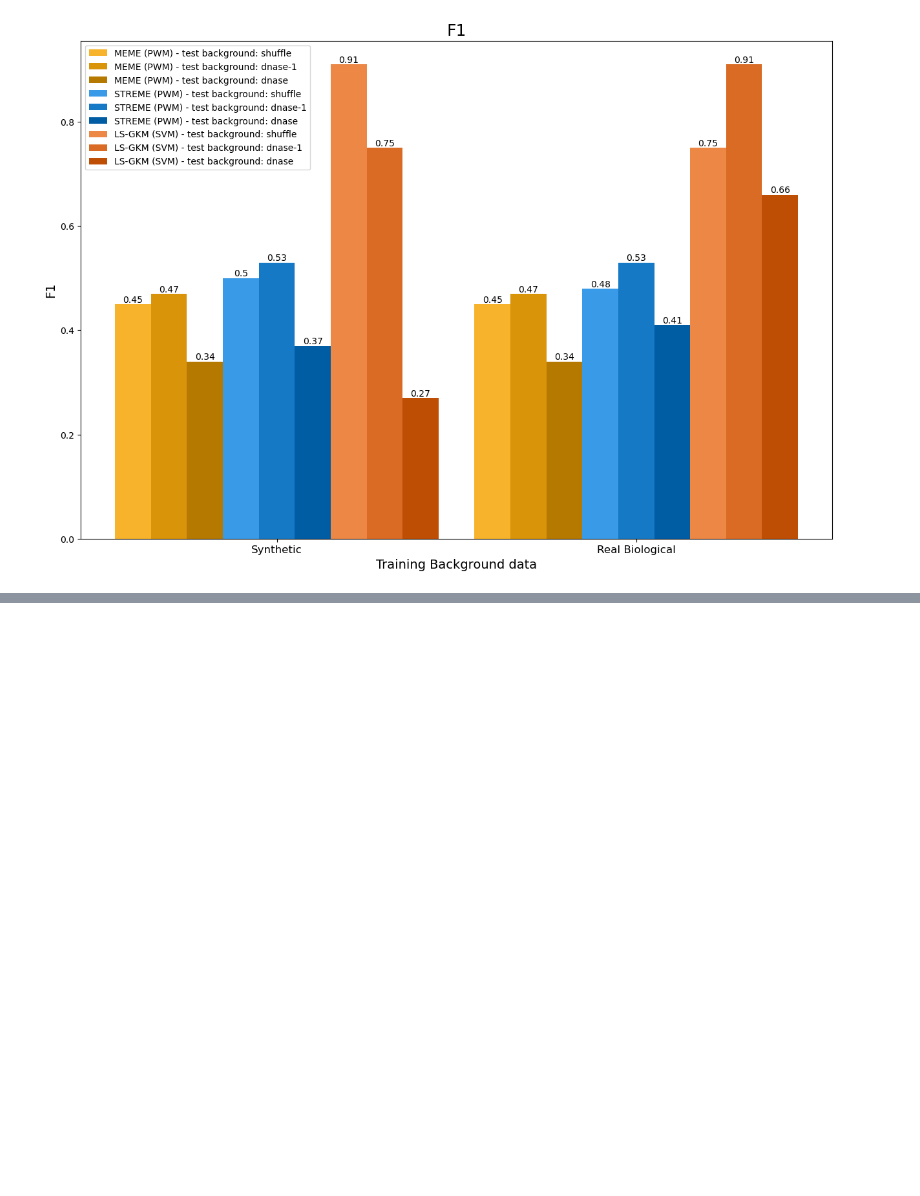
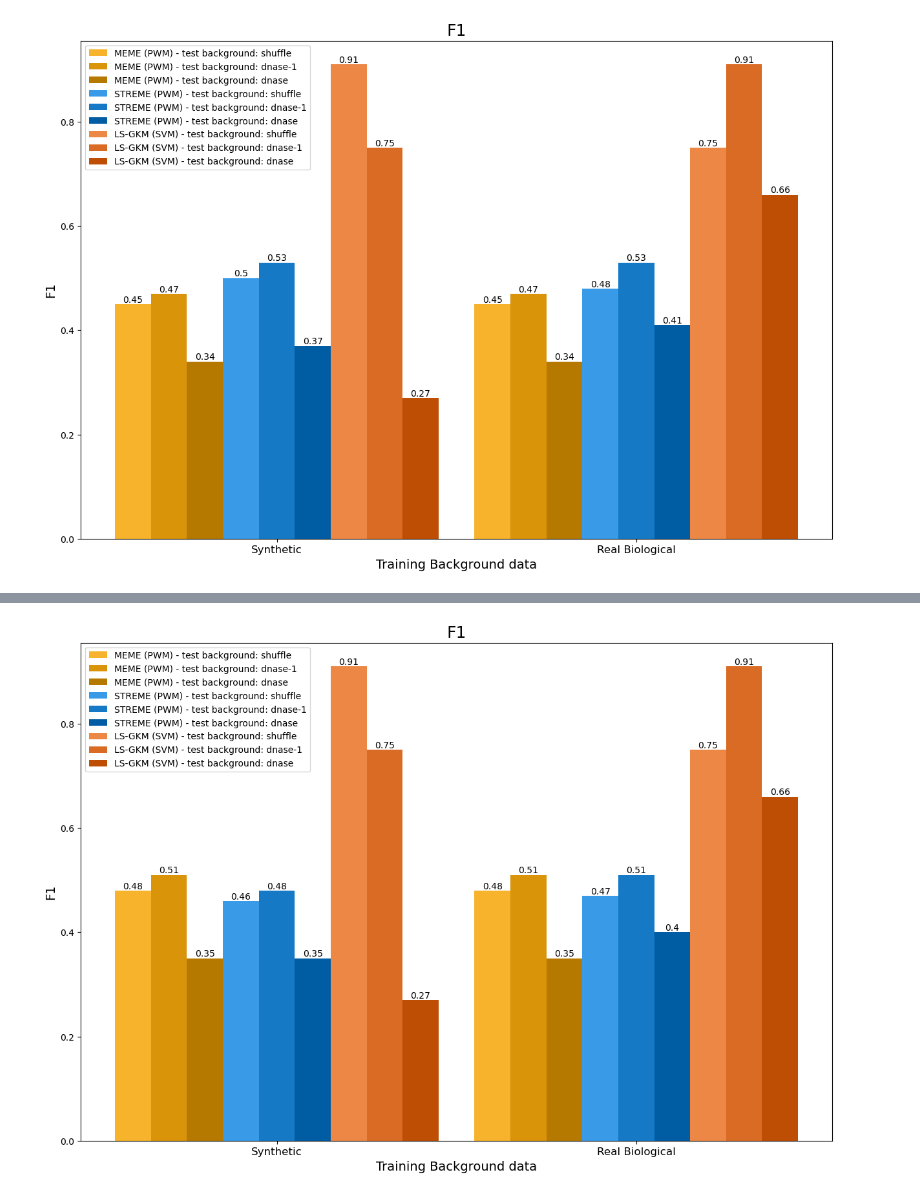
Before and after one commit to InfOmics/PWM-SVM-benchmark, a Jupyter notebook: analysis/benchmark_analysis.ipynb, the cells around one changed output, grey strips where cells are left out. Cells and saved outputs as stored; diff of their text form; code cells hidden in the pictures; blank space fills up the shorter version.

```diff
--- a/analysis/benchmark_analysis.ipynb
+++ b/analysis/benchmark_analysis.ipynb
@@ -263,0 +318,6 @@ barplot(performance_dir, "F1")
+# %%
+# F1
+performance_dir = os.path.join(PERFORMANCEDIR, "optimal-local")
+barplot(performance_dir, "F1")
+# %% [output]
+[figure, added]
```
Also changed, not shown: parts of 4 cells of this notebook.
